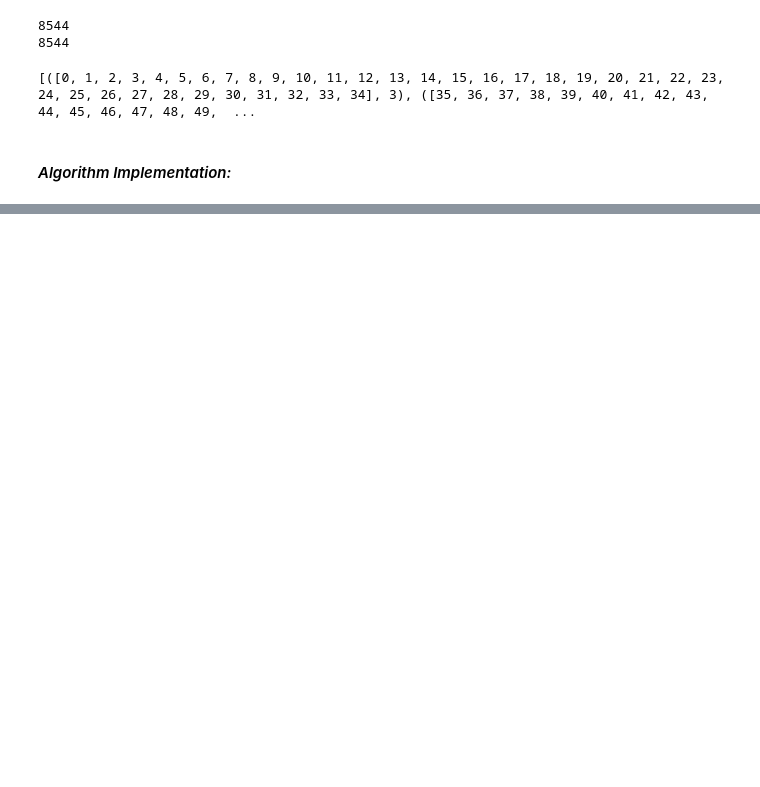
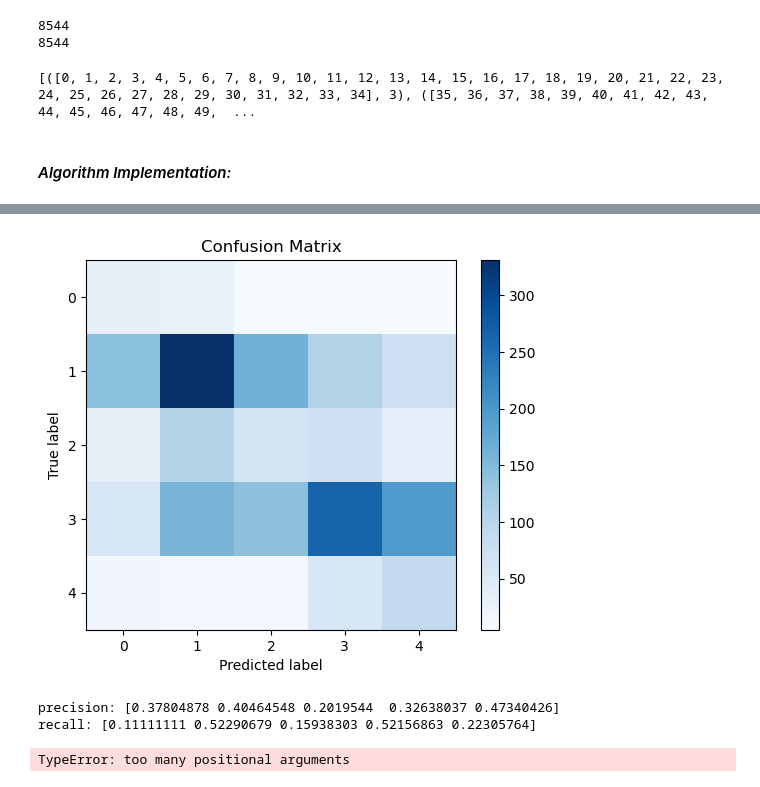
Before and after one commit to AnnTarek/SST-Text-Classification, a Jupyter notebook: text-classification.ipynb, the cells around one changed output, grey strips where cells are left out. Cells and saved outputs as stored; diff of their text form; code cells hidden in the pictures; blank space fills up the shorter version.

```diff
--- a/text-classification.ipynb
+++ b/text-classification.ipynb
@@ -316,0 +354,7 @@ ValueError: too many values to unpack (expected 2)
+# %%
+#train the model
+clf = LogisticRegression(max_iter=30, solver='lbfgs', multi_class='multinomial')
+clf.fit(X_train, train['label'])
+
+#test the model
+predictions_sklearn_logistic_regression = clf.predict(convert_bigram_vector_to_sparse_matrix(X_test, len(bigrams)))
@@ -316,0 +462,13 @@ ValueError: too many values to unpack (expected 2)
+# %%
+#confusion matrix of logistic regression
+confusion_matrix_sci=generate_confusion_matrix(predictions_sklearn_logistic_regression, actual_labels_logistic_scratch, 5)
+plot_confusion_matrix(confusion_matrix_sci, 5)
+print(f"precision: {precision(confusion_matrix_sci, 5)}")
+print(f"recall: {recall(confusion_matrix_sci, 5)}")
+print(f"f1_score: {f1_score(precision(confusion_matrix_sci, 5), recall(confusion_matrix_sci, 5), 5)}")
+print(f"macro_f1: {macro_f1(f1_score(precision(confusion_matrix_sci, 5), recall(confusion_matrix_sci, 5), 5), 5)}")
+# %% [output]
+[figure, added]
+precision: [0.37804878 0.40464548 0.2019544  0.32638037 0.47340426]
+recall: [0.11111111 0.52290679 0.15938303 0.52156863 0.22305764]
+TypeError: too many positional arguments
```
Also changed, not shown: parts of 27 cells of this notebook.
